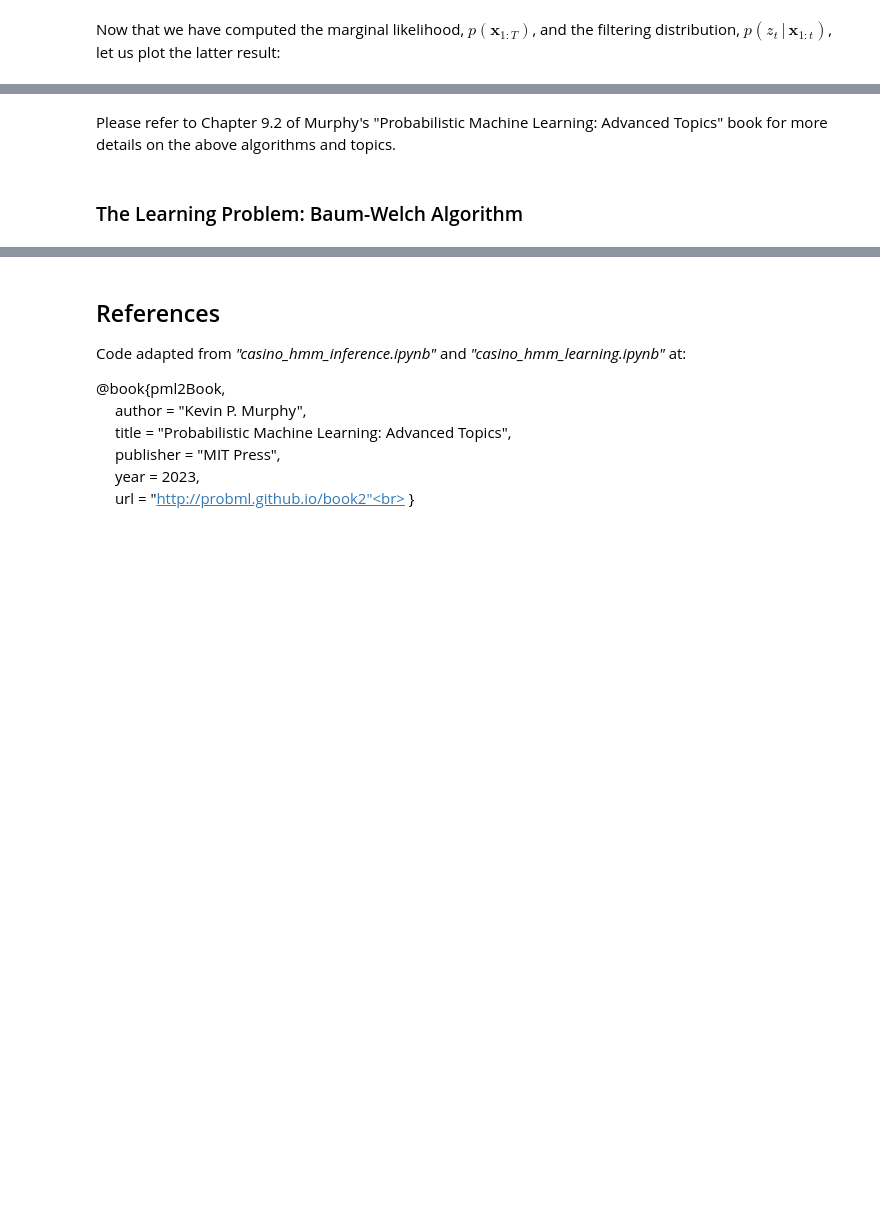
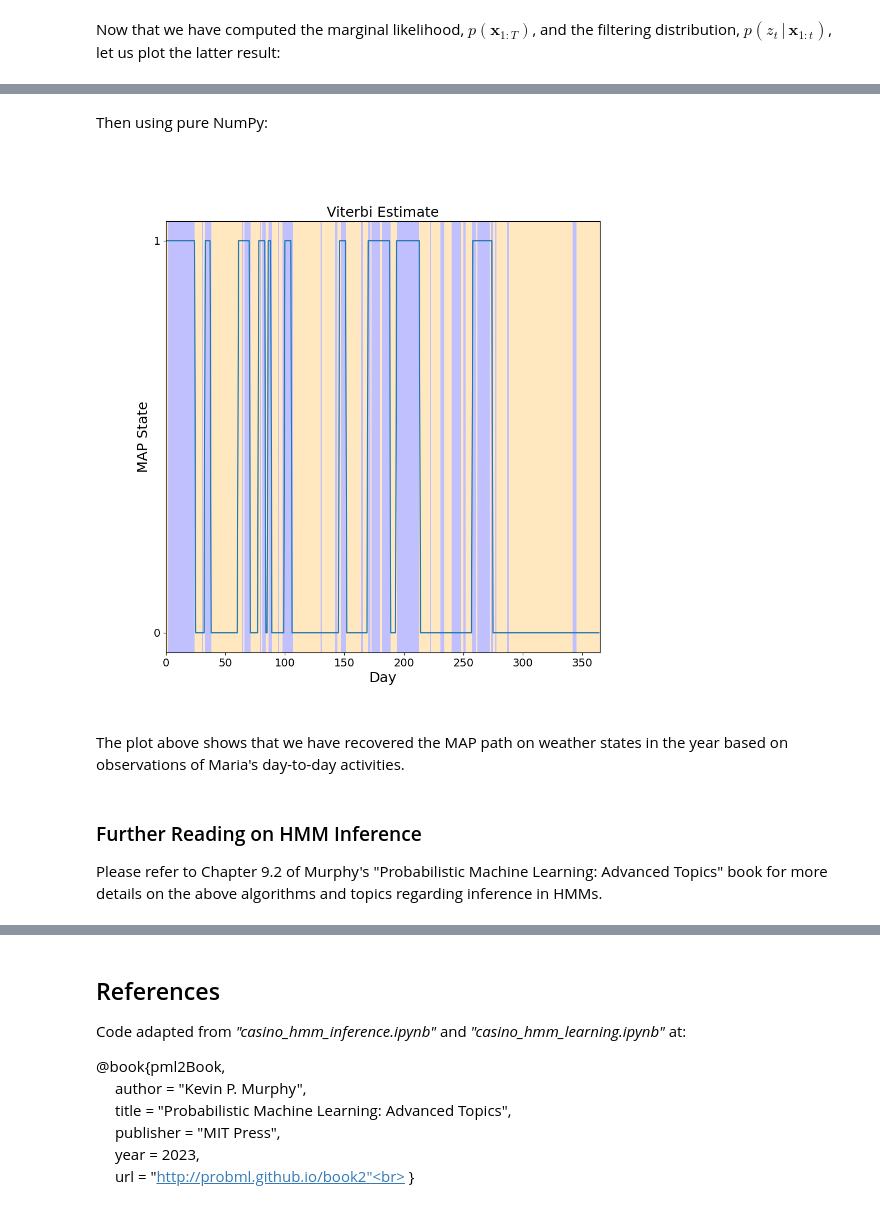
Before and after one commit to mazrk7/machine_learning_resources, a Jupyter notebook: notebooks/dynamic_bayes_nets/hmm.ipynb, the cells around one changed output, grey strips where cells are left out. Drawn from its saved outputs; the diff is of its cells as text; code cells hidden in the pictures; blank space fills up the shorter version.

```diff
--- a/notebooks/dynamic_bayes_nets/hmm.ipynb
+++ b/notebooks/dynamic_bayes_nets/hmm.ipynb
@@ -476,4 +542,74 @@ Smoothed probabilities shape: (365, 2)
+# %%
+def plot_map_sequence(most_likely_states, states):
+    fig = plt.figure(figsize=(10, 10))
+
+    plt.imshow(states[None, :], extent=(0, T, -0.05, 1.05),
+               interpolation='none', aspect='auto', cmap=state_cmap, alpha=0.25)
+    plt.plot(most_likely_states)
+    plt.xlabel("Day")
+    plt.ylabel("MAP State")
+    plt.ylim(-0.05, 1.05)
+    plt.yticks([0, 1])
+    plt.title("Viterbi Estimate")
+
+    plt.show()
+
+# Runs the Viterbi algorithm
+most_likely_states = hmm.most_likely_states(params, x)
+
+#plot_map_sequence(most_likely_states, z)
+# %% [markdown]
+Then using pure NumPy:
+# %%
+def viterbi_algorithm(hmm, emissions):
+    T = emissions.shape[0]
+    K = hmm['pi'].shape[0]
+
+    # Computes p(x_t | z_t), returning a (T, K) likelihood matrix
+    log_lld = np.log(hmm['B'][:, emissions.squeeze(1)].T)
+    log_A = np.log(hmm['A'])
+
+    ## Forward pass
+    # Initialize delta_1
+    deltas = [np.log(hmm['pi']) + log_lld[0]]
+    best_states = []
+    for t in range(1, T):
+        # Compute p(z_{1:t-1}, z_t=j x_{1:t}) for j=1,...,K
+        scores = deltas[t-1] + log_A + log_lld[t]
+        # K-length vector of probabilities assuming most probable path is taken
+        delta_t = np.max(scores, axis=1)
+        # K-length vector of most likely ancestor states (rho)
+        best_states.append(np.argmax(scores, axis=1))
+        deltas.append(delta_t)
+
+    # deltas is currently a (T x K) Viterbi lattice
+    # best_states is a (T-1 x K) state table
+
+    ## Backward pass
+    # Initialize z*_T
+    map_states = np.empty(shape=T, dtype=np.int32)
+    map_states[T-1] = np.argmax(deltas[-1])
+
+    # Traverse through most probable ancestor states in reverse
+    for t in range(T-1, 1, -1):
+        # t-2 for next best state in traceback, given a shifted by 1 state table
+        map_states[t-1] = best_states[t-2][map_states[t]]
+
+    # Handle first state
+    map_states[0] = np.argmax(np.log(hmm['pi']) + log_lld[0] + deltas[1])
+
+    return map_states
+
+# Runs the Viterbi algorithm
+z_map = viterbi_algorithm(weather_hmm, x)
+
+# Plots the MAP sequence
+plot_map_sequence(z_map, z)
+# %% [output]
+[figure, added]
+# %% [markdown]
+The plot above shows that we have recovered the MAP path on weather states in the year based on observations of Maria's day-to-day activities.
 # %% [markdown]
-Please refer to Chapter 9.2 of Murphy's "Probabilistic Machine Learning: Advanced Topics" book for more details on the above algorithms and topics.
+### Further Reading on HMM Inference
+
+Please refer to Chapter 9.2 of Murphy's "Probabilistic Machine Learning: Advanced Topics" book for more details on the above algorithms and topics regarding inference in HMMs.
-# %% [markdown]
-### The Learning Problem: Baum-Welch Algorithm
```
Also changed, not shown: parts of 11 cells of this notebook.
